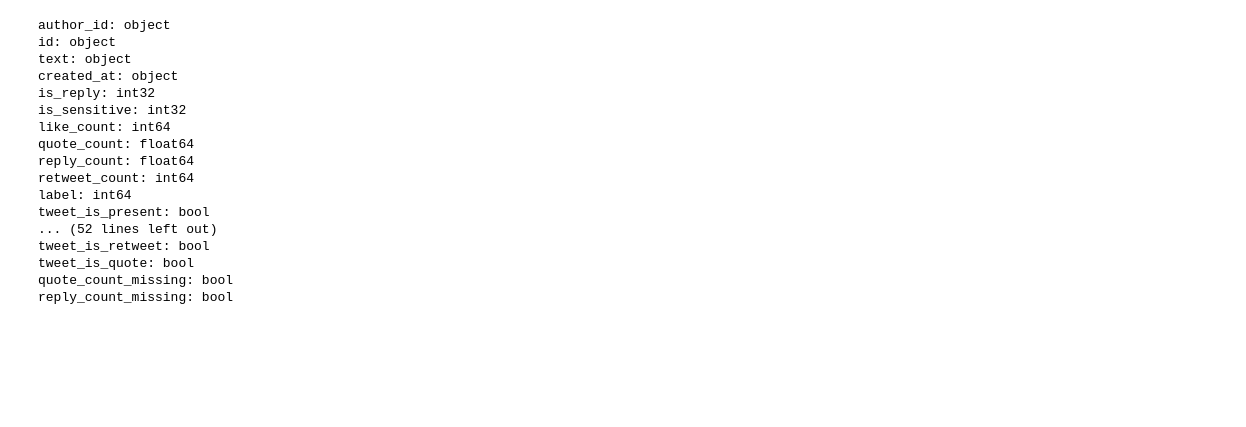
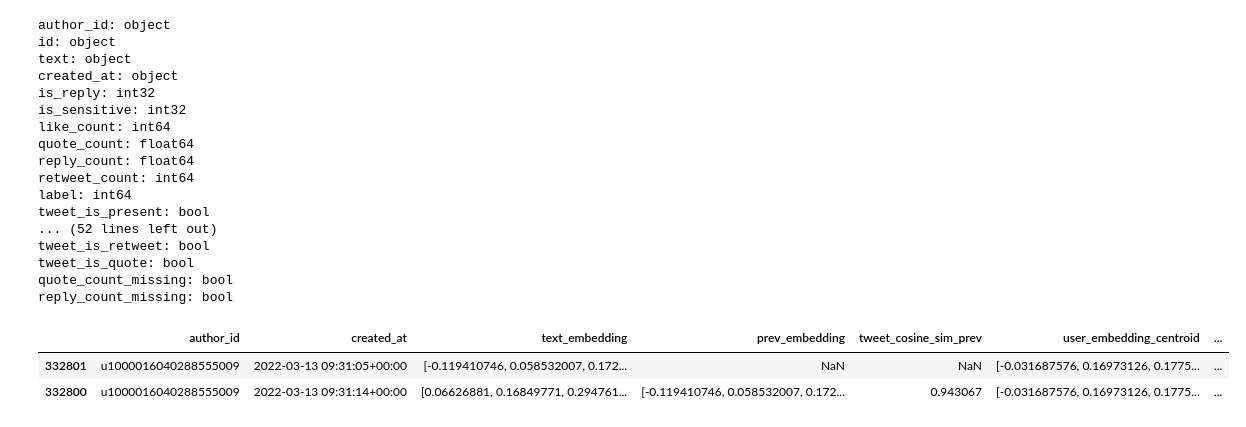
Before and after one commit to julwdo/thesis, a Jupyter notebook: 01_codes/02_local/02_thesis_main.ipynb, the cells around one changed output. Saved outputs shown, nothing was run; the diff lists cells and outputs as text; code cells hidden in the pictures; blank space fills up the shorter version.

```diff
--- a/01_codes/02_local/02_thesis_main.ipynb
+++ b/01_codes/02_local/02_thesis_main.ipynb
@@ -81,7 +151,7 @@ class SentenceEmbedder(BaseEstimator, TransformerMixin):
       embeddings = []
 
       with torch.no_grad():
-        for batch in tqdm(loader, desc="Encoding bios"):
+        for batch in tqdm(loader, desc="Embedding text"):
           inputs = self.tokenizer(
               batch,
               padding=True,
@@ -292,3 +311,50 @@ tweet_features["text"] = tweet_features["text"].apply(normalize_text)
 # %%
+test = tweet_features.head(50).copy()
+
+test["text_normalized"] = test["text"].apply(normalize_text)
+
 embedder = SentenceEmbedder()
-tweet_emb = embedder.transform(tweet_features["text"])
+test["text_embedding"] = embedder.transform(test["text_normalized"])[:, 0]
+# %%
+from sklearn.metrics.pairwise import cosine_similarity
+import numpy as np
+
+def cosine_sim(a, b):
+    if not isinstance(a, np.ndarray) or not isinstance(b, np.ndarray):
+        return np.nan
+    return cosine_similarity(a.reshape(1, -1), b.reshape(1, -1))[0, 0]
+# %%
+test["prev_embedding"] = (
+    test
+    .groupby("author_id")["text_embedding"]
+    .shift(1)
+)
+
+test["tweet_cosine_sim_prev"] = test.apply(
+    lambda row: cosine_sim(row["text_embedding"], row["prev_embedding"]),
+    axis=1
+)
+
+user_centroids = (
+    test
+    .groupby("author_id")["text_embedding"]
+    .apply(lambda x: np.mean(np.vstack(x), axis=0))
+)
+
+test = test.join(
+    user_centroids.rename("user_embedding_centroid"),
+    on="author_id"
+)
+
+test["tweet_cosine_sim_centroid"] = test.apply(
+    lambda row: cosine_sim(
+        row["text_embedding"], row["user_embedding_centroid"]
+    ),
+    axis=1
+)
+
+test[["author_id", "created_at", "text_embedding", "prev_embedding", "tweet_cosine_sim_prev", "user_embedding_centroid", "tweet_cosine_sim_centroid"]].head(2)
+# %% [output]
+|  | author_id | created_at | text_embedding | prev_embedding | tweet_cosine_sim_prev | user_embedding_centroid | ... |
+| 332801 | u1000016040288555009 | 2022-03-13 09:31:05+00:00 | [-0.119410746, 0.058532007, 0.172... | NaN | NaN | [-0.031687576, 0.16973126, 0.1775... | ... |
+| 332800 | u1000016040288555009 | 2022-03-13 09:31:14+00:00 | [0.06626881, 0.16849771, 0.294761... | [-0.119410746, 0.058532007, 0.172... | 0.943067 | [-0.031687576, 0.16973126, 0.1775... | ... |
```
Also changed, not shown: parts of 9 cells of this notebook.
